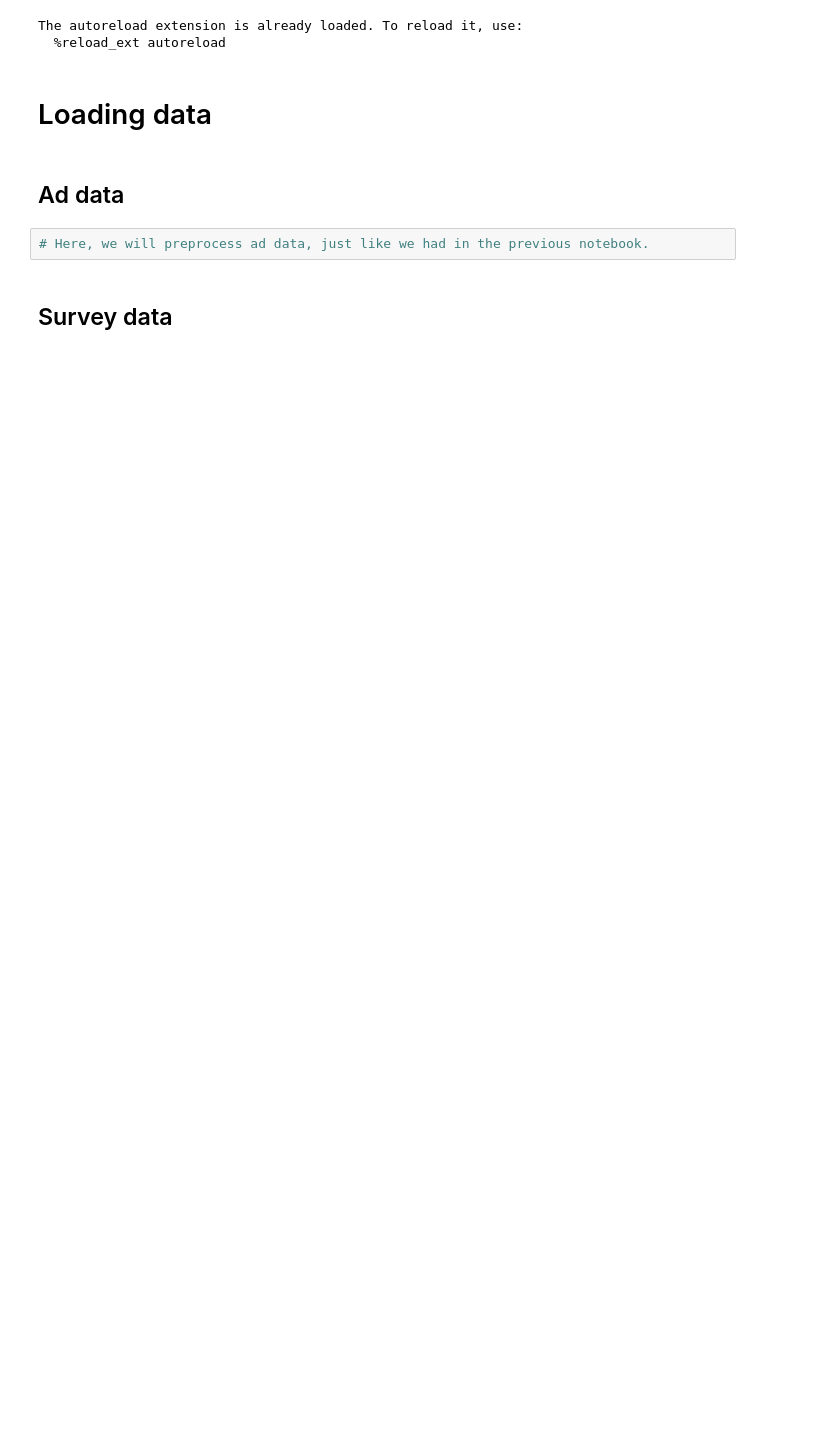
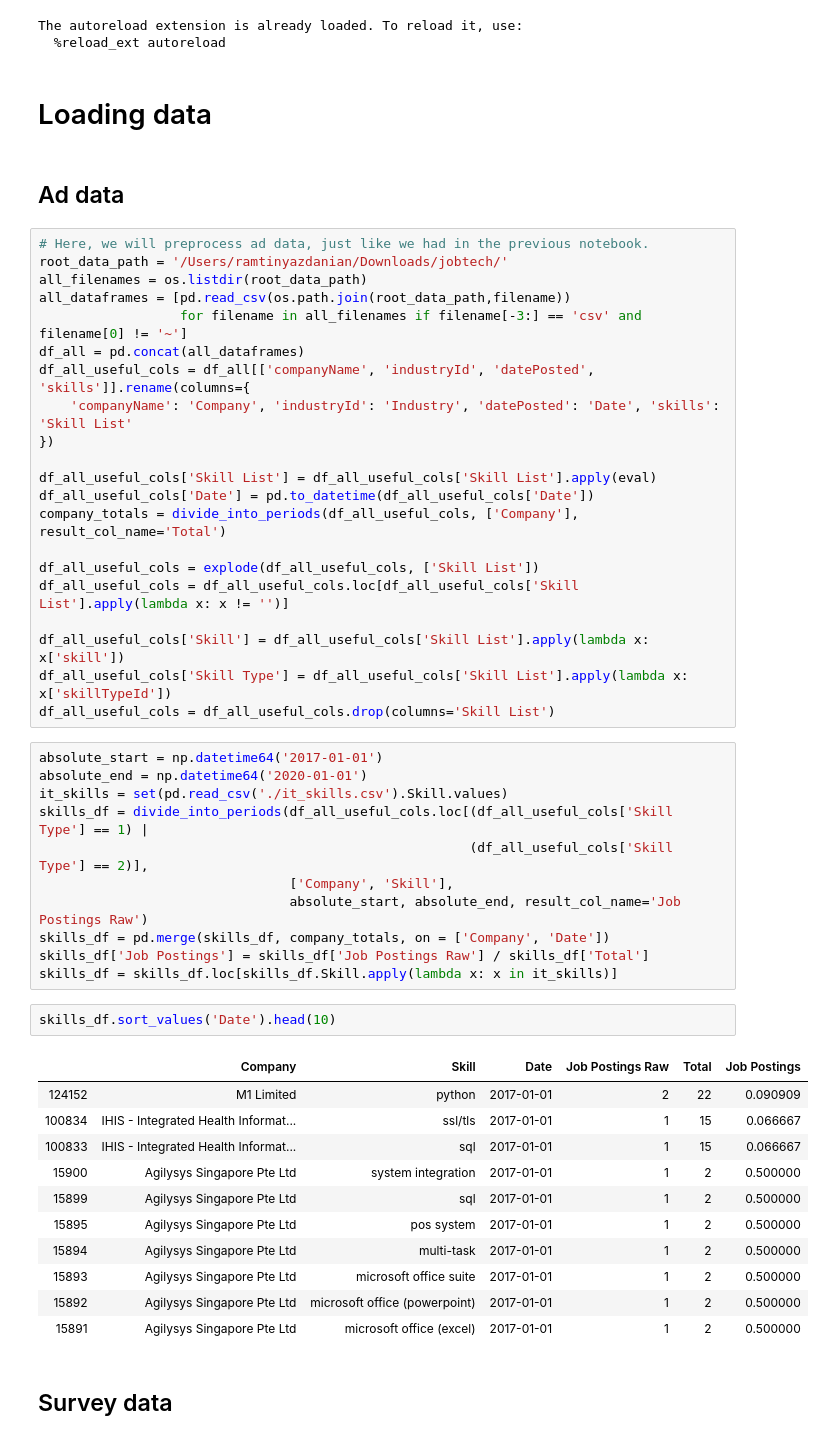
Before and after one commit to RamtinYazdanian/job_skill_trend_analysis, a Jupyter notebook: notebooks/survey_result_analysis.ipynb, the cells around one changed output. Saved outputs shown, nothing was run; the diff lists cells and outputs as text; blank space fills up the shorter version.

```diff
--- a/notebooks/survey_result_analysis.ipynb
+++ b/notebooks/survey_result_analysis.ipynb
@@ -27,7 +28,51 @@ The autoreload extension is already loaded. To reload it, use:
 # Loading data
 # %% [markdown]
 ## Ad data
-# %%
-# Here, we will preprocess ad data, just like we had in the previous notebook.
+# %%
+# Here, we will preprocess ad data, just like we had in the previous notebook.
+root_data_path = '/Users/ramtinyazdanian/Downloads/jobtech/'
+all_filenames = os.listdir(root_data_path)
+all_dataframes = [pd.read_csv(os.path.join(root_data_path,filename))
+                  for filename in all_filenames if filename[-3:] == 'csv' and filename[0] != '~']
+df_all = pd.concat(all_dataframes)
+df_all_useful_cols = df_all[['companyName', 'industryId', 'datePosted', 'skills']].rename(columns={
+    'companyName': 'Company', 'industryId': 'Industry', 'datePosted': 'Date', 'skills': 'Skill List'
+})
+
+df_all_useful_cols['Skill List'] = df_all_useful_cols['Skill List'].apply(eval)
+df_all_useful_cols['Date'] = pd.to_datetime(df_all_useful_cols['Date'])
+company_totals = divide_into_periods(df_all_useful_cols, ['Company'], result_col_name='Total')
+
+df_all_useful_cols = explode(df_all_useful_cols, ['Skill List'])
+df_all_useful_cols = df_all_useful_cols.loc[df_all_useful_cols['Skill List'].apply(lambda x: x != '')]
+
+df_all_useful_cols['Skill'] = df_all_useful_cols['Skill List'].apply(lambda x: x['skill'])
+df_all_useful_cols['Skill Type'] = df_all_useful_cols['Skill List'].apply(lambda x: x['skillTypeId'])
+df_all_useful_cols = df_all_useful_cols.drop(columns='Skill List')
+# %%
+absolute_start = np.datetime64('2017-01-01')
+absolute_end = np.datetime64('2020-01-01')
+it_skills = set(pd.read_csv('./it_skills.csv').Skill.values)
+skills_df = divide_into_periods(df_all_useful_cols.loc[(df_all_useful_cols['Skill Type'] == 1) |
+                                                       (df_all_useful_cols['Skill Type'] == 2)],
+                                ['Company', 'Skill'],
+                                absolute_start, absolute_end, result_col_name='Job Postings Raw')
+skills_df = pd.merge(skills_df, company_totals, on = ['Company', 'Date'])
+skills_df['Job Postings'] = skills_df['Job Postings Raw'] / skills_df['Total']
+skills_df = skills_df.loc[skills_df.Skill.apply(lambda x: x in it_skills)]
+# %%
+skills_df.sort_values('Date').head(10)
+# %% [output]
+|  | Company | Skill | Date | Job Postings Raw | Total | Job Postings |
+| 124152 | M1 Limited | python | 2017-01-01 | 2 | 22 | 0.090909 |
+| 100834 | IHIS - Integrated Health Informat... | ssl/tls | 2017-01-01 | 1 | 15 | 0.066667 |
+| 100833 | IHIS - Integrated Health Informat... | sql | 2017-01-01 | 1 | 15 | 0.066667 |
+| 15900 | Agilysys Singapore Pte Ltd | system integration | 2017-01-01 | 1 | 2 | 0.500000 |
+| 15899 | Agilysys Singapore Pte Ltd | sql | 2017-01-01 | 1 | 2 | 0.500000 |
+| 15895 | Agilysys Singapore Pte Ltd | pos system | 2017-01-01 | 1 | 2 | 0.500000 |
+| 15894 | Agilysys Singapore Pte Ltd | multi-task | 2017-01-01 | 1 | 2 | 0.500000 |
+| 15893 | Agilysys Singapore Pte Ltd | microsoft office suite | 2017-01-01 | 1 | 2 | 0.500000 |
+| 15892 | Agilysys Singapore Pte Ltd | microsoft office (powerpoint) | 2017-01-01 | 1 | 2 | 0.500000 |
+| 15891 | Agilysys Singapore Pte Ltd | microsoft office (excel) | 2017-01-01 | 1 | 2 | 0.500000 |
 # %% [markdown]
 ## Survey data
```
Also changed, not shown: parts of 34 cells of this notebook.
